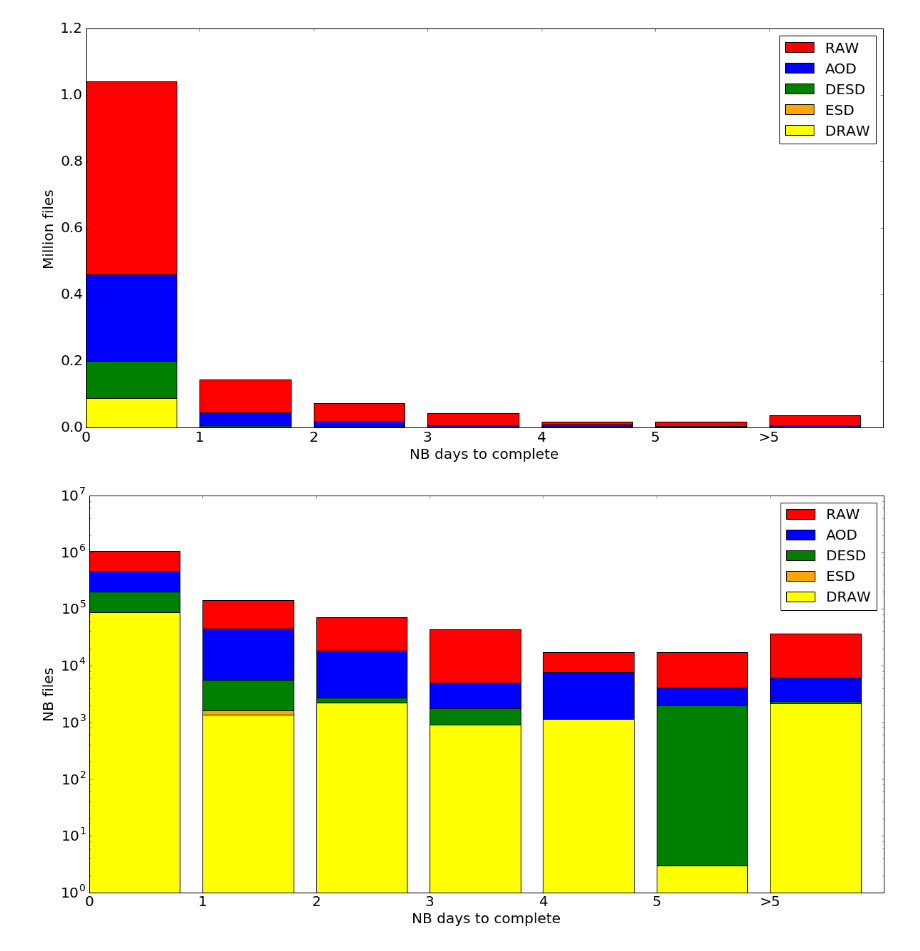
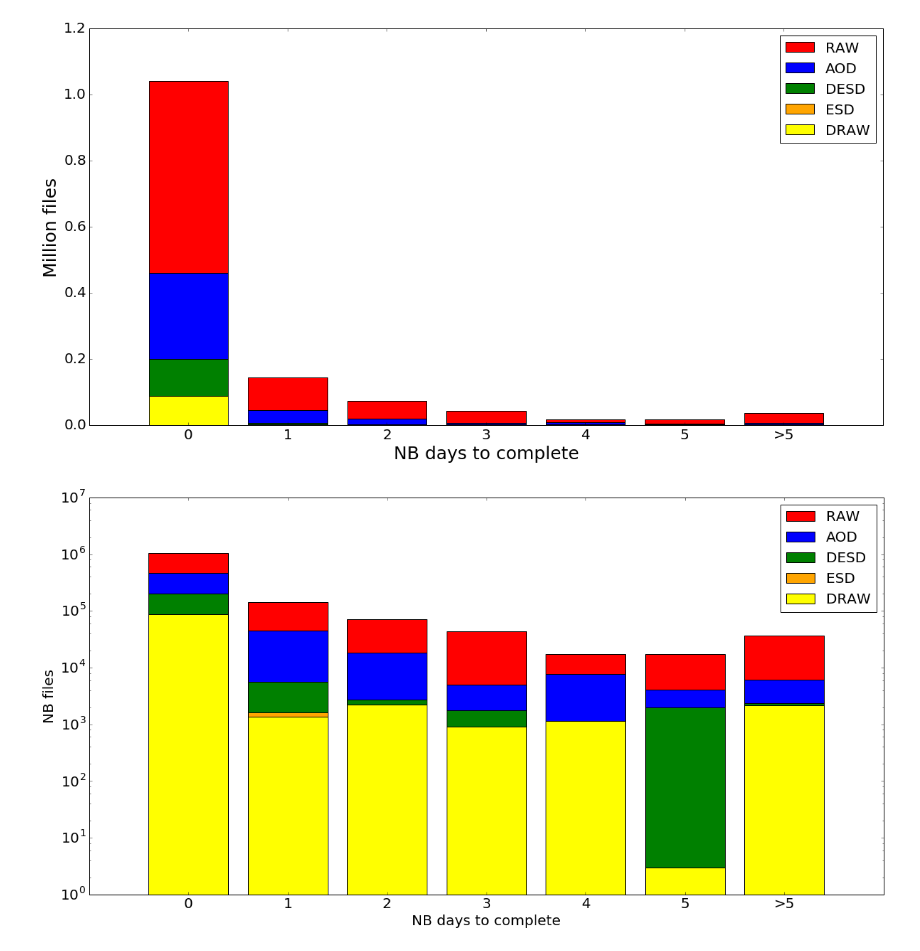
Before and after one commit to ATLAS-Analytics/AnalyticsNotebooks, a Jupyter notebook: Cedric/make_plot_CRSG.py.ipynb, the cells around one changed output. Saved outputs shown, nothing was run; the diff lists cells and outputs as text; code cells hidden in the pictures.

```diff
--- a/Cedric/make_plot_CRSG.py.ipynb
+++ b/Cedric/make_plot_CRSG.py.ipynb
@@ -3,7 +3,8 @@
 import matplotlib.pyplot as plt
 
 
-TTC, RAW, AOD, ESD, DESD, DRAW, DAOD = [], [], [], [], [], [], []
+TTC, RAW, AOD, ESD, DESD, DAOD, DRAW = [], [], [], [], [], [], []
+input_list = []
 first_row = 1
 with open('backlog_T0_Export_new.txt', 'r') as f:
     for line in f:
@@ -12,15 +13,12 @@ with open('backlog_T0_Export_new.txt', 'r') as f:
             first_row = 0
             print line.split()
         else:
-            ttc, raw, aod, esd, desd, daod, draw = line.split()
-            TTC.append(int(ttc))
-            RAW.append(int(raw))
-            AOD.append(int(aod))
-            ESD.append(int(esd))
-            DESD.append(int(desd))
-            DRAW.append(int(draw))
-            DAOD.append(int(daod))
-print TTC, RAW, AOD, ESD, DESD, DRAW, DAOD
+            input_list.append([int(x) for x in line.split()])
+TTC, RAW, AOD, ESD, DESD, DAOD, DRAW = map(list, zip(*input_list))
+print TTC, RAW, AOD, ESD, DESD, DAOD, DRAW
+print "TTC RAW AOD ESD DESD DAOD DRAW"
+for t in TTC:
+    print TTC[t], RAW[t], AOD[t], ESD[t], DESD[t], DAOD[t], DRAW[t]
 # %% [output]
 ['TTC', 'RAW', 'AOD', 'ESD', 'DESD', 'DAOD', 'DRAW']
 [0, 1, 2, 3, 4, 5, 6] [1040047, 143952, 71692, 43100, 17126, 17321, 36104] [459228, 45418, 18514, 5033, 7645, 4100, 6161] [47292, 1633, 1351, 562, 820, 0, 419] [199832, 5524, 2721, 1785, 1037, 1968, 2 ...
@@ -27,31 +33,33 @@ print TTC, RAW, AOD, ESD, DESD, DRAW, DAOD
 # %%
+# This plot is the backlog of T0 export in linear scale
 plt.figure(figsize=(20,10))
-p1 = plt.bar(TTC, [x/1000000. for x in RAW], color = 'red', label='RAW')
-p2 = plt.bar(TTC, [x/1000000. for x in AOD], color = 'blue', label='AOD')
-p3 = plt.bar(TTC, [x/1000000. for x in DESD], color = 'green', label='DESD')
-p4 = plt.bar(TTC, [x/1000000. for x in ESD], color = 'orange', label='ESD')
-p5 = plt.bar(TTC, [x/1000000. for x in DRAW], color = 'yellow', label='DRAW')
+p1 = plt.bar(TTC, [x/1000000. for x in RAW], color = 'red', label='RAW', align="center")
+p2 = plt.bar(TTC, [x/1000000. for x in AOD], color = 'blue', label='AOD', align="center")
+p3 = plt.bar(TTC, [x/1000000. for x in DESD], color = 'green', label='DESD', align="center")
+p4 = plt.bar(TTC, [x/1000000. for x in ESD], color = 'orange', label='ESD', align="center")
+p5 = plt.bar(TTC, [x/1000000. for x in DRAW], color = 'yellow', label='DRAW', align="center")
 plt.legend(prop={'size':20})
 plt.xticks(TTC, ["0", "1", "2", "3", "4", "5", ">5"], size=20)
-plt.xlabel('NB days to complete', size=20)
+plt.xlabel('NB days to complete', size=25)
 plt.yticks(size=20)
-plt.ylabel('Million files', size=20)
+plt.ylabel('Million files', size=25)
 plt.show()
 # %% [output]
-[figure, old version]
+[figure, new version]
 # %%
+# This plot is the backlog of T0 export in log scale
 plt.figure(figsize=(20,10))
-p1 = plt.bar(TTC, RAW, color = 'red', label='RAW')
-p2 = plt.bar(TTC, AOD, color = 'blue', label='AOD')
-p3 = plt.bar(TTC, DESD, color = 'green', label='DESD')
-p4 = plt.bar(TTC, ESD, color = 'orange', label='ESD')
-p5 = plt.bar(TTC, DRAW, color = 'yellow', label='DRAW')
+p1 = plt.bar(TTC, RAW, color = 'red', label='RAW', align="center")
+p2 = plt.bar(TTC, AOD, color = 'blue', label='AOD', align="center")
+p3 = plt.bar(TTC, DESD, color = 'green', label='DESD', align="center")
+p4 = plt.bar(TTC, ESD, color = 'orange', label='ESD', align="center")
+p5 = plt.bar(TTC, DRAW, color = 'yellow', label='DRAW', align="center")
 plt.yscale('log')
 plt.legend(prop={'size':20})
 plt.xticks(TTC, ["0", "1", "2", "3", "4", "5", ">5"], size=20)
 plt.xlabel('NB days to complete', size=20)
 plt.yticks(size=20)
 plt.ylabel('NB files', size=20)
 plt.show()
 # %% [output]
-[figure, old version]
+[figure, new version]
```
Also changed, not shown: parts of 3 cells of this notebook, 5 other files.
